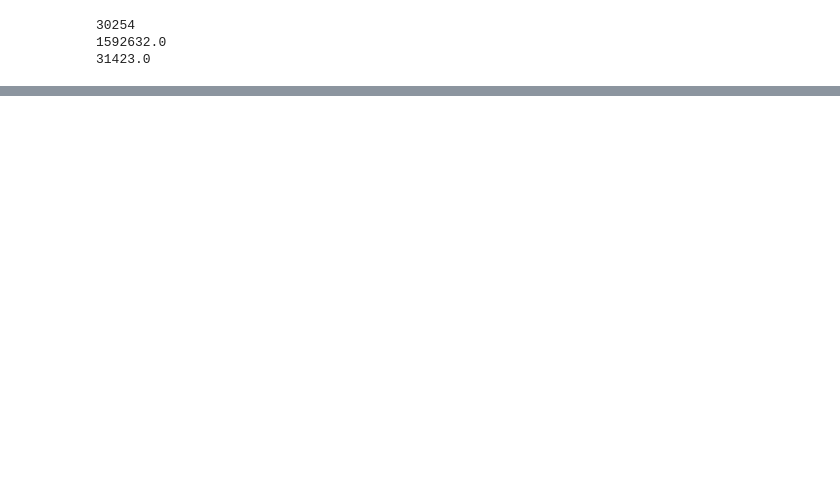
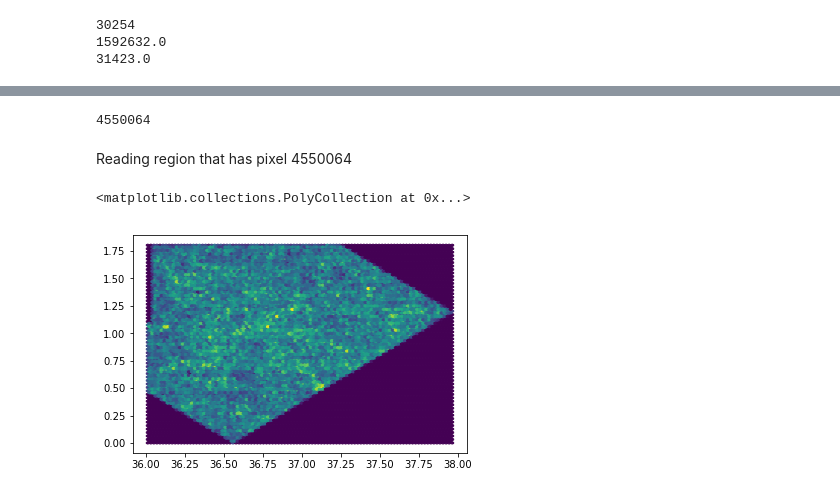
Before and after one commit to ricardogando/depth, a Jupyter notebook: y3_coarse_validation.ipynb, the cells around one changed output, grey strips where cells are left out. Cells and saved outputs as stored; diff of their text form; code cells hidden in the pictures; blank space fills up the shorter version.

```diff
--- a/y3_coarse_validation.ipynb
+++ b/y3_coarse_validation.ipynb
@@ -152,0 +145,13 @@ array([ 19.11190224,  21.96827698,  21.97453117, ...,  21.96827698,
+# %%
+hp.ring2nest(1024, 6154660)
+# %% [output]
+4550064
+# %% [markdown]
+Reading region that has pixel 4550064
+# %%
+coadd = Table.read('4443_cropped_file.fits')
+# %%
+plt.hexbin(coadd['RA'], coadd['DEC'])
+# %% [output]
+<matplotlib.collections.PolyCollection at 0x...>
+[figure, added]
```
Also changed, not shown: parts of 23 cells of this notebook.
